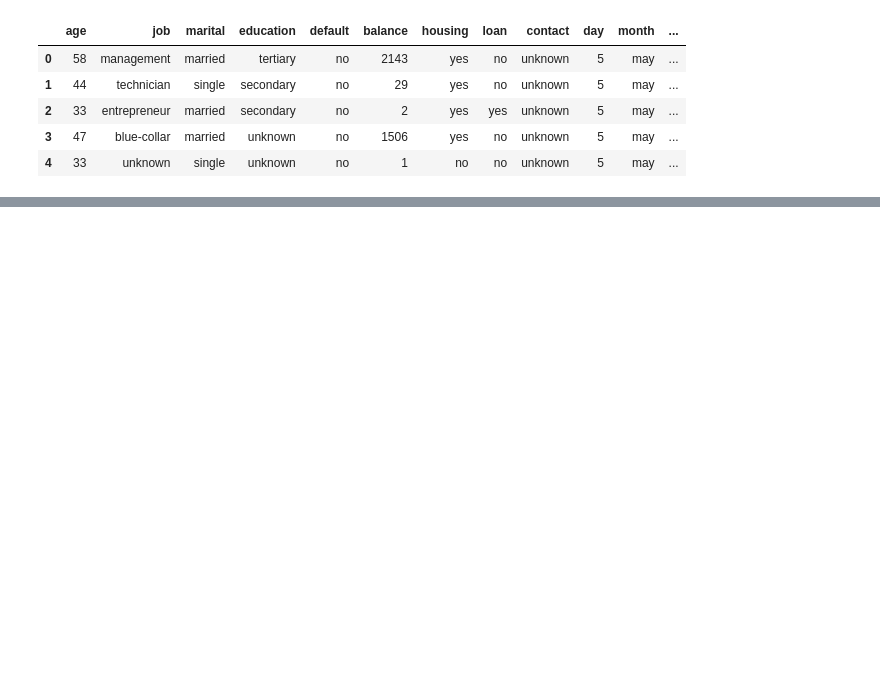
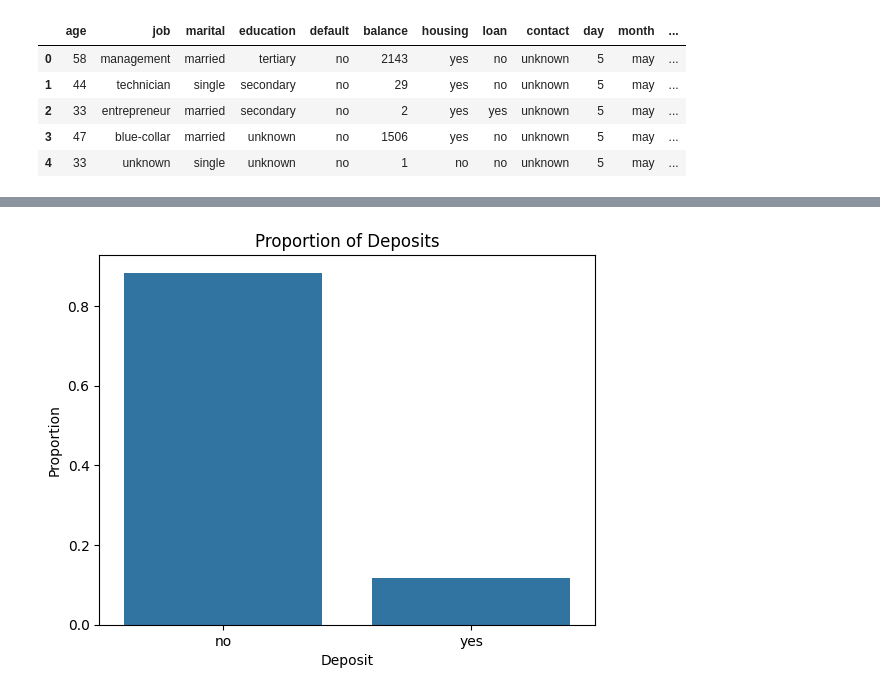
Before and after one commit to dsabljic/Bank-Marketing, a Jupyter notebook: BankMarketing.ipynb, the cells around one changed output, grey strips where cells are left out. Saved outputs shown, nothing was run; the diff lists cells and outputs as text; code cells hidden in the pictures; blank space fills up the shorter version.

```diff
--- a/BankMarketing.ipynb
+++ b/BankMarketing.ipynb
@@ -9,3 +14,5 @@ pandas.core.frame.DataFrame
+# %%
+df.rename({'y': 'deposit'}, axis='columns', inplace = True)
 # %%
 df.head()
 # %% [output]
@@ -21,0 +78,11 @@ df.shape
+# %%
+value_counts = df['deposit'].value_counts(normalize=True)
+
+# Create a bar plot using seaborn
+sns.barplot(x=value_counts.index, y=value_counts.values)
+plt.xlabel('Deposit')
+plt.ylabel('Proportion')
+plt.title('Proportion of Deposits')
+plt.show()
+# %% [output]
+[figure, added]
```
Also changed, not shown: parts of 17 cells of this notebook.
